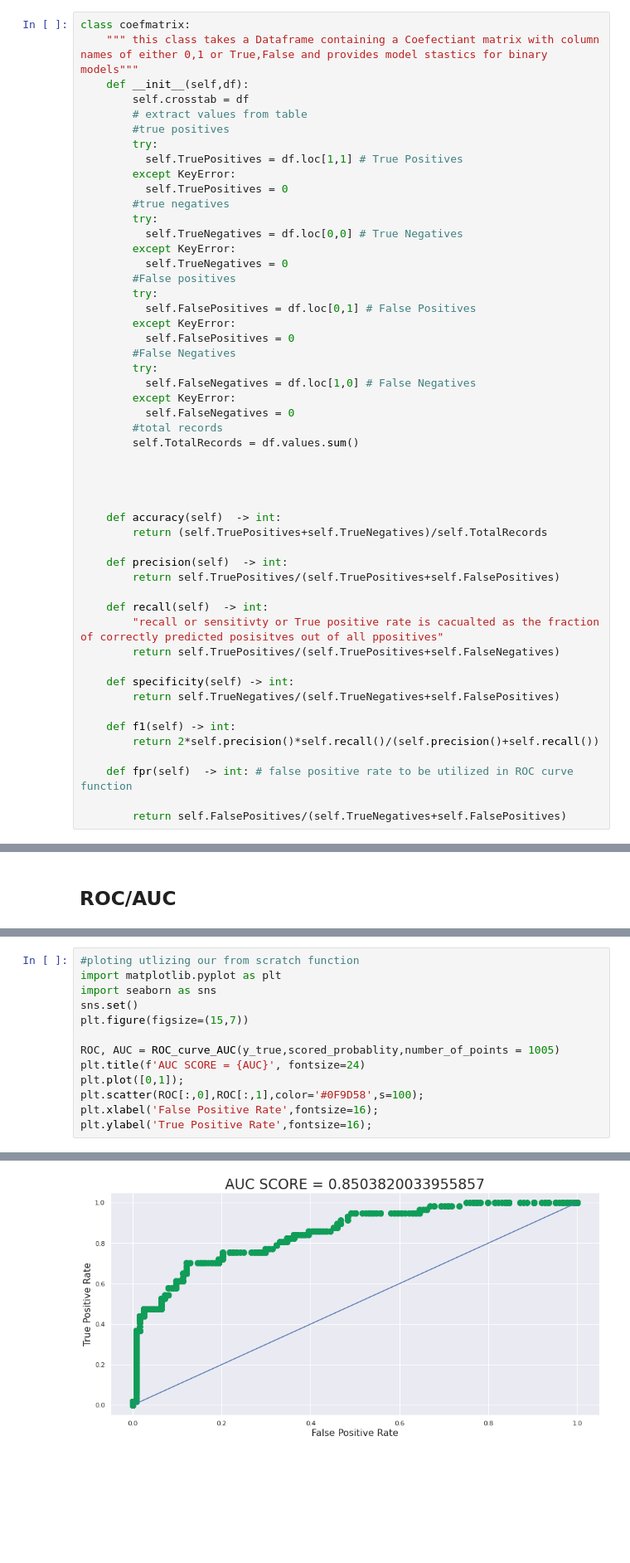
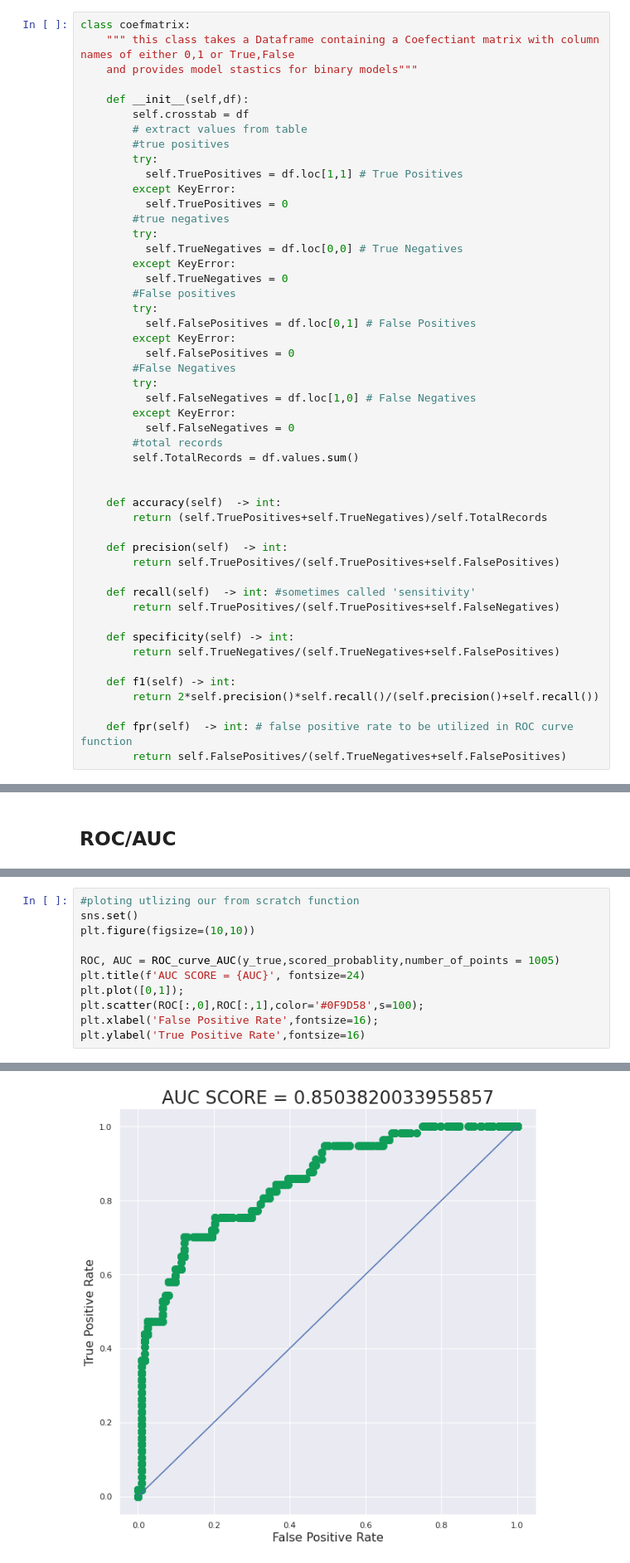
Before and after one commit to yuleidner/DAV-6150, a Jupyter notebook: M5/M5_assn.ipynb, the cells around one changed output, grey strips where cells are left out. Shown: that part at 83% size. Saved outputs shown, nothing was run; the diff lists cells and outputs as text; blank space fills up the shorter version.

Commit message:
Finished M5 Assignment
replacing partially finished version, because I couldnt figure out how to update the github version from collab

```diff
--- a/M5/M5_assn.ipynb
+++ b/M5/M5_assn.ipynb
@@ -112,6 +121,8 @@ We will now construct a class that will do the following.
 # %%
 class coefmatrix:
-    """ this class takes a Dataframe containing a Coefectiant matrix with column names of either 0,1 or True,False and provides model stastics for binary models"""
+    """ this class takes a Dataframe containing a Coefectiant matrix with column names of either 0,1 or True,False
+    and provides model stastics for binary models"""
+
     def __init__(self,df):
         self.crosstab = df
         # extract values from table
@@ -139,16 +150,13 @@ class coefmatrix:
         self.TotalRecords = df.values.sum()
 
 
-
-
     def accuracy(self)  -> int:
         return (self.TruePositives+self.TrueNegatives)/self.TotalRecords
 
     def precision(self)  -> int:
         return self.TruePositives/(self.TruePositives+self.FalsePositives)
 
-    def recall(self)  -> int:
-        "recall or sensitivty or True positive rate is cacualted as the fraction of correctly predicted posisitves out of all ppositives"
+    def recall(self)  -> int: #sometimes called 'sensitivity'
         return self.TruePositives/(self.TruePositives+self.FalseNegatives)
 
     def specificity(self) -> int:
@@ -158,7 +166,6 @@ class coefmatrix:
         return 2*self.precision()*self.recall()/(self.precision()+self.recall())
 
     def fpr(self)  -> int: # false positive rate to be utilized in ROC curve function
-
         return self.FalsePositives/(self.TrueNegatives+self.FalsePositives)
 # %% [markdown]
 ## Comparing class metrics to prebuilt
@@ -320,14 +332,12 @@ def ROC_curve_AUC(y_true,scored_probablity,number_of_points = 105 ):
 # %%
 #ploting utlizing our from scratch function
-import matplotlib.pyplot as plt
-import seaborn as sns
 sns.set()
-plt.figure(figsize=(15,7))
+plt.figure(figsize=(10,10))
 
 ROC, AUC = ROC_curve_AUC(y_true,scored_probablity,number_of_points = 1005)
 plt.title(f'AUC SCORE = {AUC}', fontsize=24)
 plt.plot([0,1]);
 plt.scatter(ROC[:,0],ROC[:,1],color='#0F9D58',s=100);
 plt.xlabel('False Positive Rate',fontsize=16);
-plt.ylabel('True Positive Rate',fontsize=16);
+plt.ylabel('True Positive Rate',fontsize=16)
 # %% [output]
@@ -334,2 +345,2 @@ plt.ylabel('True Positive Rate',fontsize=16);
-[figure, old version]
+[figure, new version]
 # %% [markdown]
```
Also changed, not shown: parts of 42 cells of this notebook.
